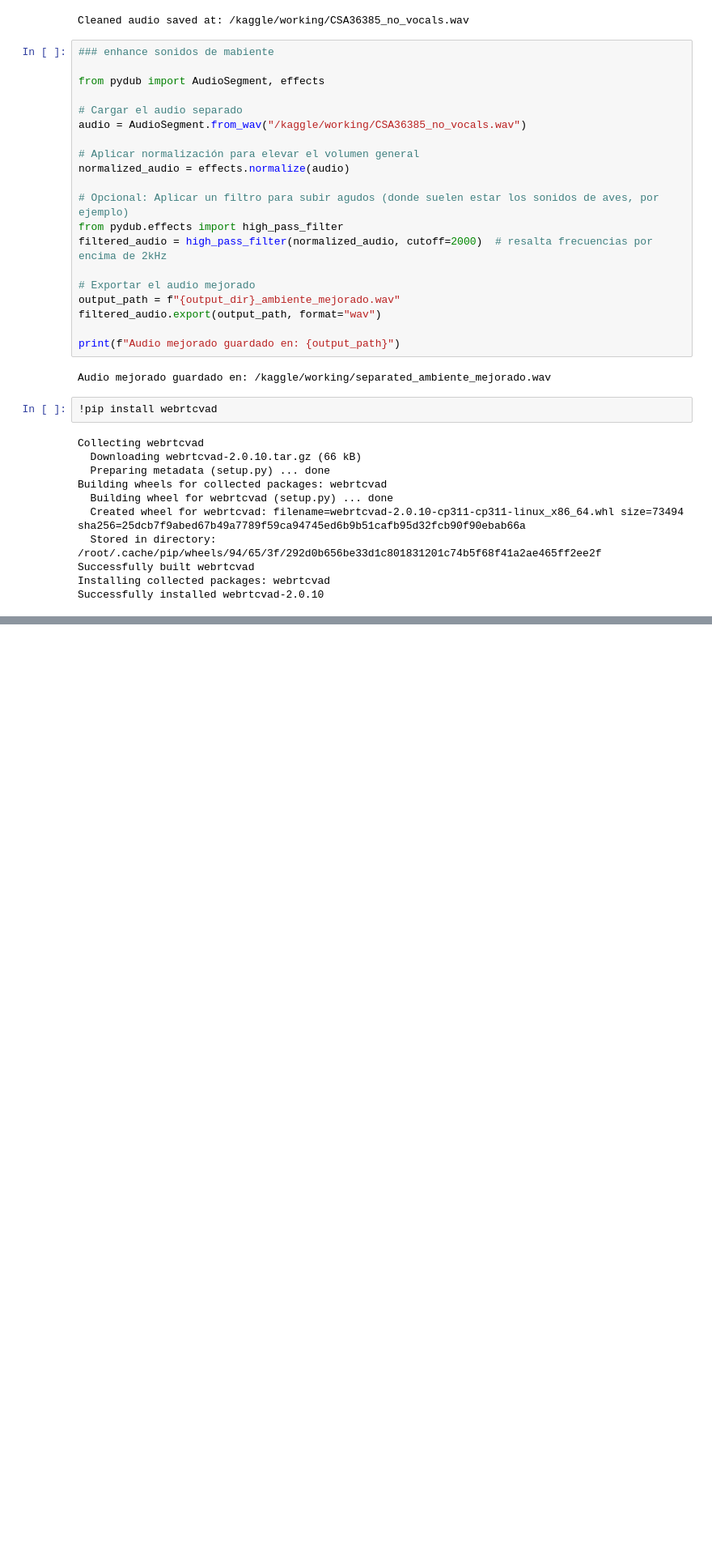
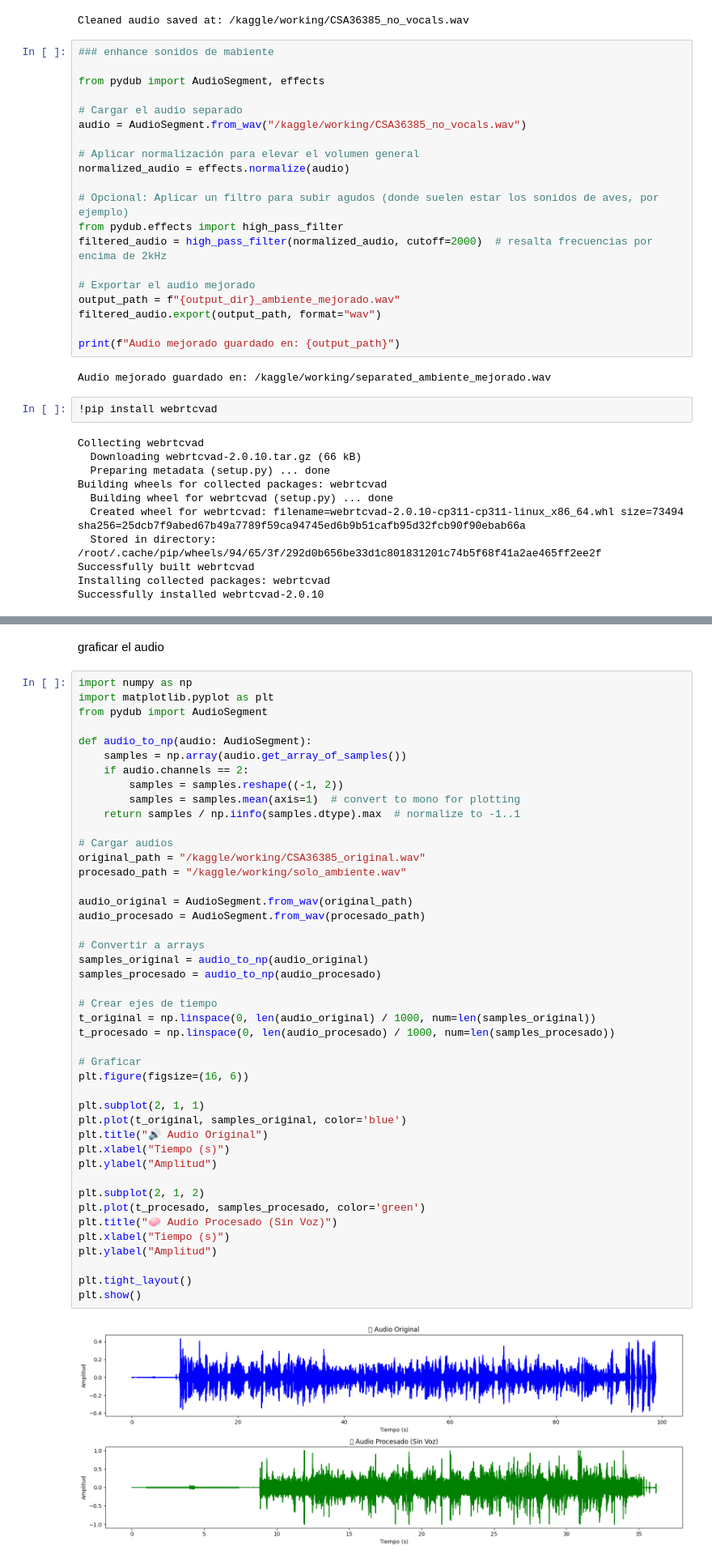
Before and after one commit to datateamclub/project_BirdCLEF_2025_05, a Jupyter notebook: detect_cut_human_voice.ipynb, the cells around one changed output, grey strips where cells are left out. Shown at 81% size. Saved outputs shown, nothing was run; the diff lists cells and outputs as text; blank space fills up the shorter version.

Commit message:
Kaggle Notebook | notebook4325d0e568 | Version 1

```diff
--- a/detect_cut_human_voice.ipynb
+++ b/detect_cut_human_voice.ipynb
@@ -159,3 +167,51 @@ os.remove(temp_wav_path)
 print(f"✅ Audio sin partes habladas guardado como: {output_path}")
 # %% [output]
 ✅ Audio sin partes habladas guardado como: /kaggle/working/solo_ambiente.wav
+# %% [markdown]
+graficar el audio
+# %%
+import numpy as np
+import matplotlib.pyplot as plt
+from pydub import AudioSegment
+
+def audio_to_np(audio: AudioSegment):
+    samples = np.array(audio.get_array_of_samples())
+    if audio.channels == 2:
+        samples = samples.reshape((-1, 2))
+        samples = samples.mean(axis=1)  # convert to mono for plotting
+    return samples / np.iinfo(samples.dtype).max  # normalize to -1..1
+
+# Cargar audios
+original_path = "/kaggle/working/CSA36385_original.wav"
+procesado_path = "/kaggle/working/solo_ambiente.wav"
+
+audio_original = AudioSegment.from_wav(original_path)
+audio_procesado = AudioSegment.from_wav(procesado_path)
+
+# Convertir a arrays
+samples_original = audio_to_np(audio_original)
+samples_procesado = audio_to_np(audio_procesado)
+
+# Crear ejes de tiempo
+t_original = np.linspace(0, len(audio_original) / 1000, num=len(samples_original))
+t_procesado = np.linspace(0, len(audio_procesado) / 1000, num=len(samples_procesado))
+
+# Graficar
+plt.figure(figsize=(16, 6))
+
+plt.subplot(2, 1, 1)
+plt.plot(t_original, samples_original, color='blue')
+plt.title("🔊 Audio Original")
+plt.xlabel("Tiempo (s)")
+plt.ylabel("Amplitud")
+
+plt.subplot(2, 1, 2)
+plt.plot(t_procesado, samples_procesado, color='green')
+plt.title("🧼 Audio Procesado (Sin Voz)")
+plt.xlabel("Tiempo (s)")
+plt.ylabel("Amplitud")
+
+plt.tight_layout()
+plt.show()
+# %% [output]
+[figure, added]
```
Also changed, not shown: parts of 6 cells of this notebook.
